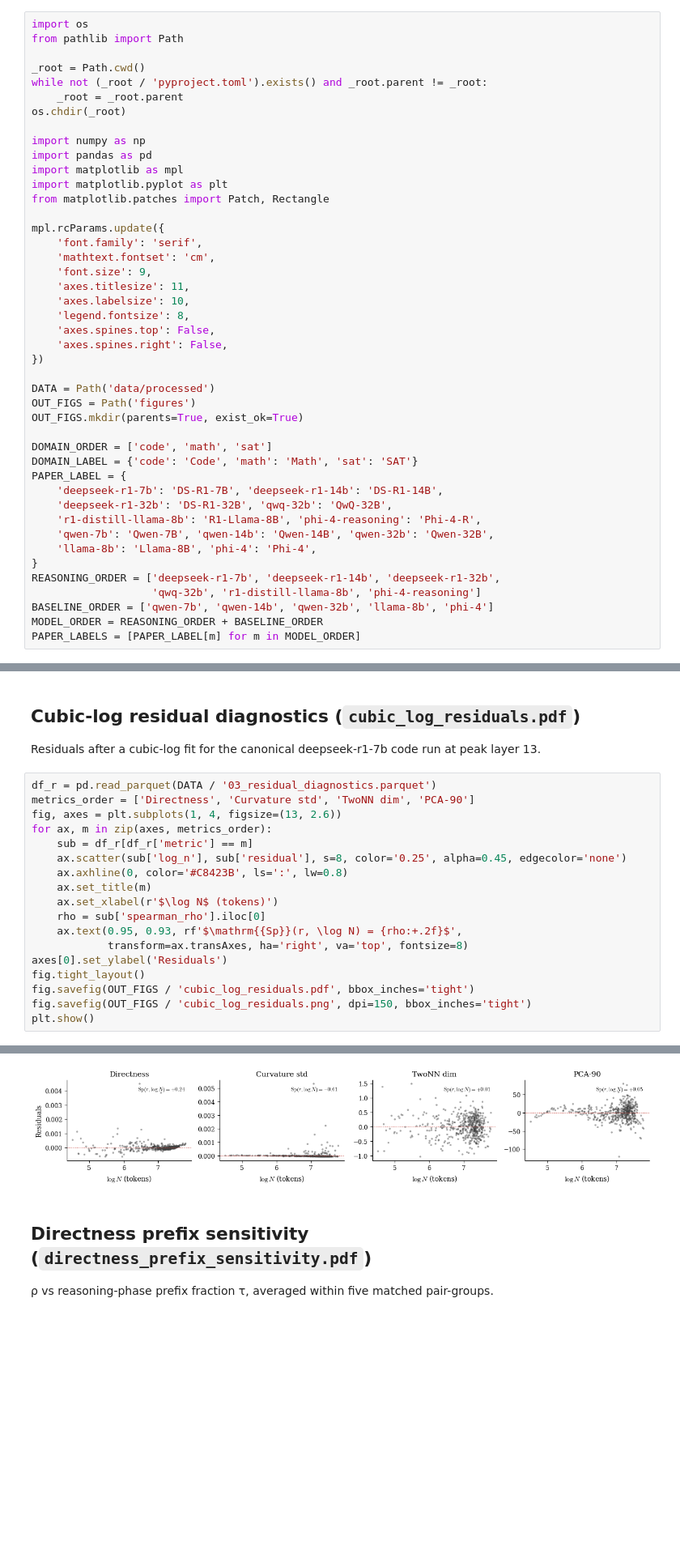
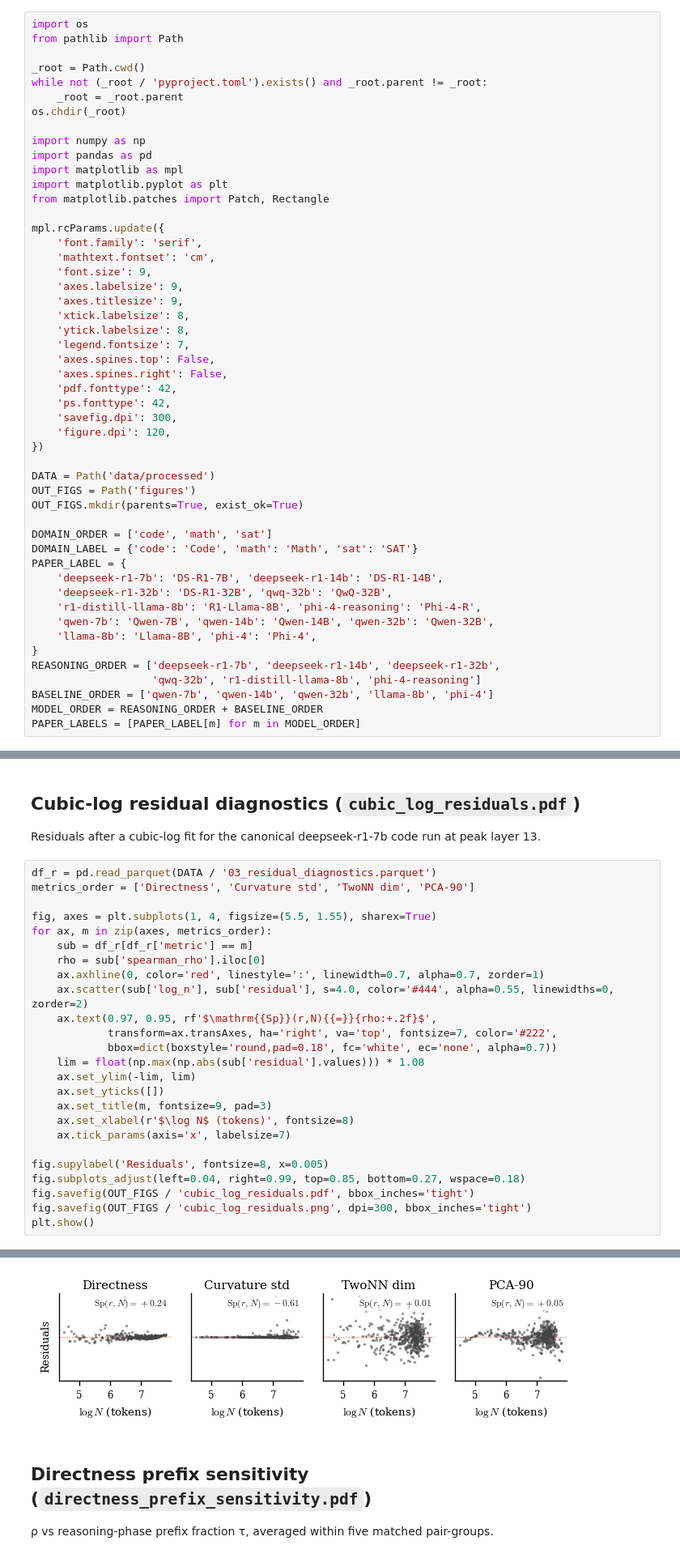
Before and after one commit to gjoelbye/reasoning-trajectory-geometry, a Jupyter notebook: notebooks/03_length_correction_robustness.ipynb, the cells around one changed output, grey strips where cells are left out. Shown at 81% size. Saved outputs shown, nothing was run; the diff lists cells and outputs as text; blank space fills up the shorter version.

```diff
--- a/notebooks/03_length_correction_robustness.ipynb
+++ b/notebooks/03_length_correction_robustness.ipynb
@@ -23,11 +23,17 @@ mpl.rcParams.update({
     'font.family': 'serif',
     'mathtext.fontset': 'cm',
     'font.size': 9,
-    'axes.titlesize': 11,
-    'axes.labelsize': 10,
-    'legend.fontsize': 8,
+    'axes.labelsize': 9,
+    'axes.titlesize': 9,
+    'xtick.labelsize': 8,
+    'ytick.labelsize': 8,
+    'legend.fontsize': 7,
     'axes.spines.top': False,
     'axes.spines.right': False,
+    'pdf.fonttype': 42,
+    'ps.fonttype': 42,
+    'savefig.dpi': 300,
+    'figure.dpi': 120,
 })
 
 DATA = Path('data/processed')
@@ -280,19 +306,26 @@ Residuals after a cubic-log fit for the canonical deepseek-r1-7b code run at pea
 # %%
 df_r = pd.read_parquet(DATA / '03_residual_diagnostics.parquet')
 metrics_order = ['Directness', 'Curvature std', 'TwoNN dim', 'PCA-90']
-fig, axes = plt.subplots(1, 4, figsize=(13, 2.6))
+
+fig, axes = plt.subplots(1, 4, figsize=(5.5, 1.55), sharex=True)
 for ax, m in zip(axes, metrics_order):
     sub = df_r[df_r['metric'] == m]
-    ax.scatter(sub['log_n'], sub['residual'], s=8, color='0.25', alpha=0.45, edgecolor='none')
-    ax.axhline(0, color='#C8423B', ls=':', lw=0.8)
-    ax.set_title(m)
-    ax.set_xlabel(r'$\log N$ (tokens)')
     rho = sub['spearman_rho'].iloc[0]
-    ax.text(0.95, 0.93, rf'$\mathrm{{Sp}}(r, \log N) = {rho:+.2f}$',
-            transform=ax.transAxes, ha='right', va='top', fontsize=8)
-axes[0].set_ylabel('Residuals')
-fig.tight_layout()
+    ax.axhline(0, color='red', linestyle=':', linewidth=0.7, alpha=0.7, zorder=1)
+    ax.scatter(sub['log_n'], sub['residual'], s=4.0, color='#444', alpha=0.55, linewidths=0, zorder=2)
+    ax.text(0.97, 0.95, rf'$\mathrm{{Sp}}(r,N){{=}}{rho:+.2f}$',
+            transform=ax.transAxes, ha='right', va='top', fontsize=7, color='#222',
+            bbox=dict(boxstyle='round,pad=0.18', fc='white', ec='none', alpha=0.7))
+    lim = float(np.max(np.abs(sub['residual'].values))) * 1.08
+    ax.set_ylim(-lim, lim)
+    ax.set_yticks([])
+    ax.set_title(m, fontsize=9, pad=3)
+    ax.set_xlabel(r'$\log N$ (tokens)', fontsize=8)
+    ax.tick_params(axis='x', labelsize=7)
+
+fig.supylabel('Residuals', fontsize=8, x=0.005)
+fig.subplots_adjust(left=0.04, right=0.99, top=0.85, bottom=0.27, wspace=0.18)
 fig.savefig(OUT_FIGS / 'cubic_log_residuals.pdf', bbox_inches='tight')
-fig.savefig(OUT_FIGS / 'cubic_log_residuals.png', dpi=150, bbox_inches='tight')
+fig.savefig(OUT_FIGS / 'cubic_log_residuals.png', dpi=300, bbox_inches='tight')
 plt.show()
 # %% [output]
@@ -299,4 +338,4 @@ plt.show()
-[figure, old version]
+[figure, new version]
 # %% [markdown]
 ## Directness prefix sensitivity (`directness_prefix_sensitivity.pdf`)
 
```
Also changed, not shown: parts of 3 cells of this notebook, 30 other files.
